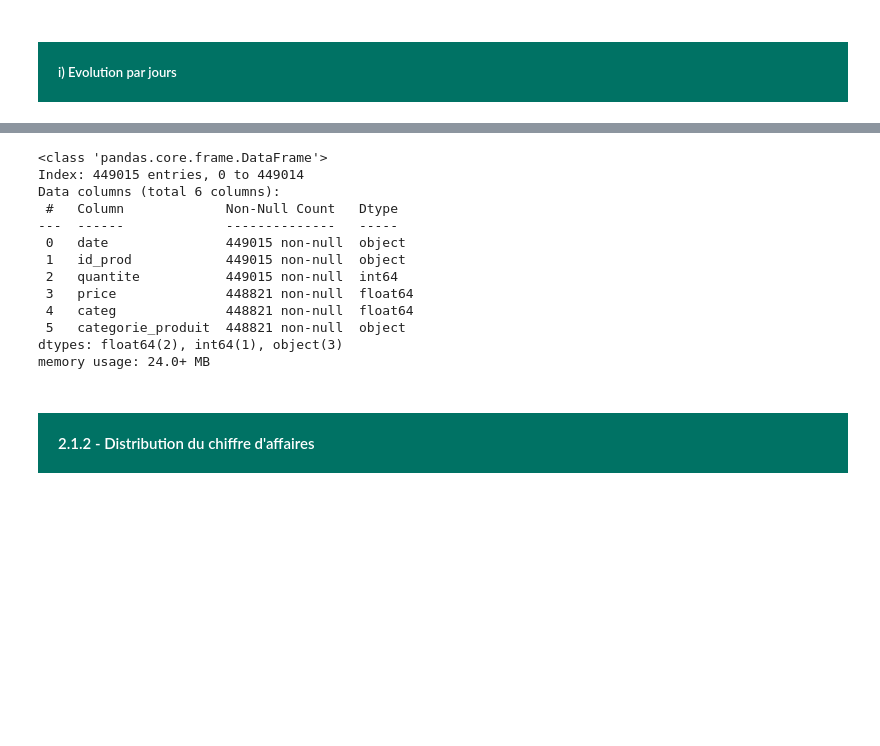
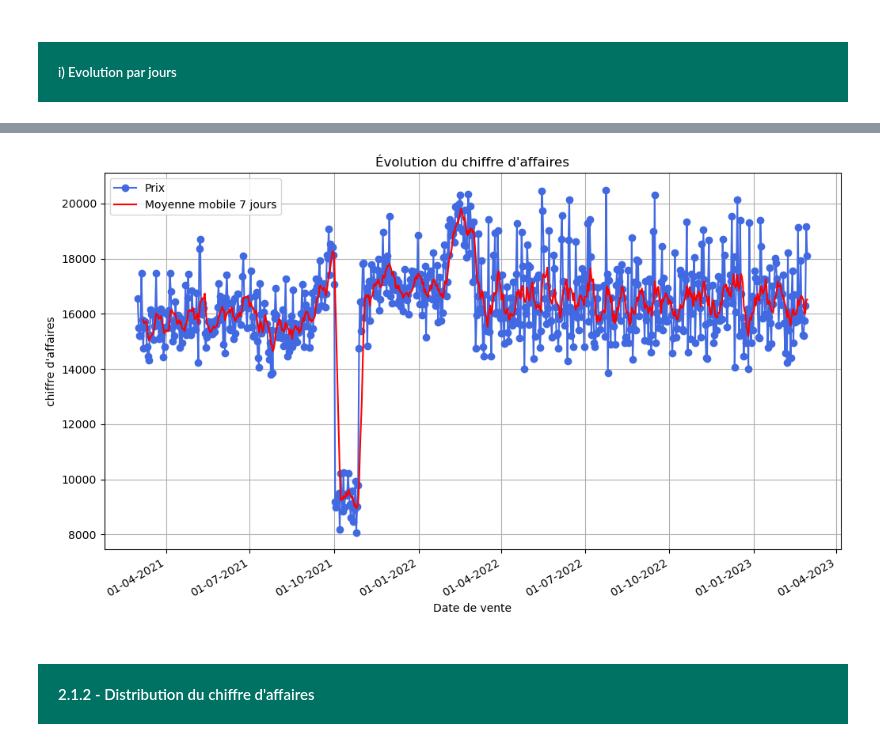
Before and after one commit to Obama19/Projets-individuels-Openclassrooms, a Jupyter notebook: Analyse des ventes d une librairie/P9 VF.ipynb, the cells around one changed output, grey strips where cells are left out. Drawn from its saved outputs; the diff is of its cells as text; code cells hidden in the pictures; blank space fills up the shorter version.

```diff
--- a/Analyse des ventes d une librairie/P9 VF.ipynb
+++ b/Analyse des ventes d une librairie/P9 VF.ipynb
@@ -554,18 +637,24 @@ plt.plot(data_sorted['date'], data_sorted['montant_vente'].rolling(300).mean(),
 # %%
 # Evolution du chiffre d'affaires par mois
 
-data_sorted.info()
+# Création du graphique en ligne
+plt.figure(figsize=(12, 7))
+plt.plot(data_sorted2['date'], data_sorted2['montant_vente'], marker="o", linestyle='-', color='royalblue', label="Prix")
+plt.plot(data_sorted2['date'], data_sorted2['montant_vente'].rolling(7).mean(), linestyle='-', color='red', label="Moyenne mobile 7 jours")
+
+
+
+# Formater l'axe des X pour afficher les dates correctement
+plt.gca().xaxis.set_major_formatter(mdates.DateFormatter('%d-%m-%Y'))
+plt.gca().xaxis.set_major_locator(mdates.AutoDateLocator())
+plt.gcf().autofmt_xdate()  # Rotation automatique des dates pour une meilleure lisibilité
+
+plt.legend()
+
+plt.title("Évolution du chiffre d'affaires")
+plt.xlabel("Date de vente")
+plt.ylabel("chiffre d'affaires")
+plt.grid(True)
+plt.show()
 # %% [output]
-<class 'pandas.core.frame.DataFrame'>
-Index: 449015 entries, 0 to 449014
-Data columns (total 6 columns):
- #   Column             Non-Null Count   Dtype
----  ------             --------------   -----
- 0   date               449015 non-null  object
- 1   id_prod            449015 non-null  object
- 2   quantite           449015 non-null  int64
- 3   price              448821 non-null  float64
- 4   categ              448821 non-null  float64
- 5   categorie_produit  448821 non-null  object
-dtypes: float64(2), int64(1), object(3)
-memory usage: 24.0+ MB
+[figure, added]
```
Also changed, not shown: parts of 23 cells of this notebook.
